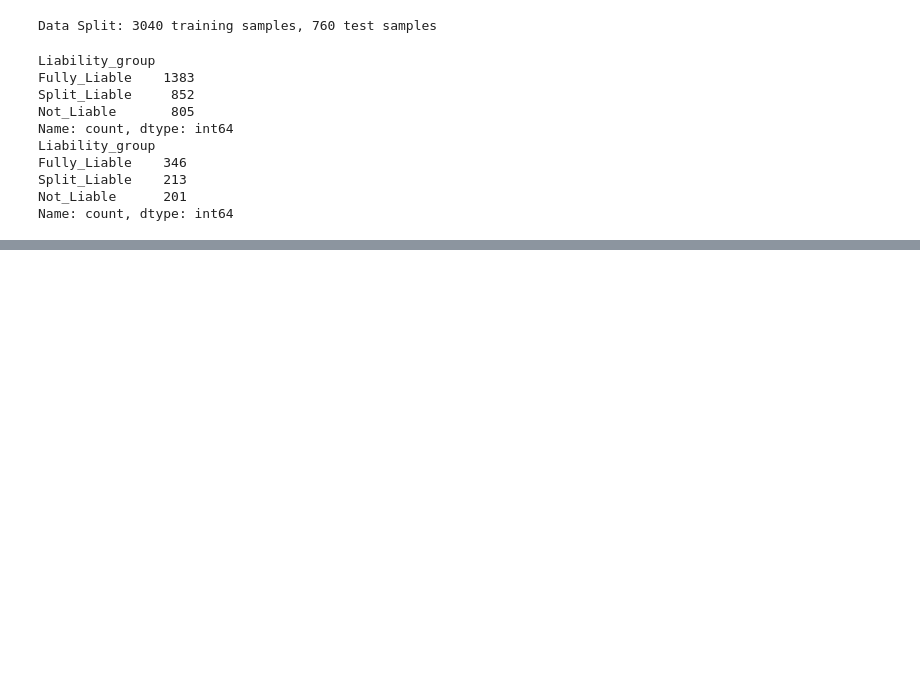
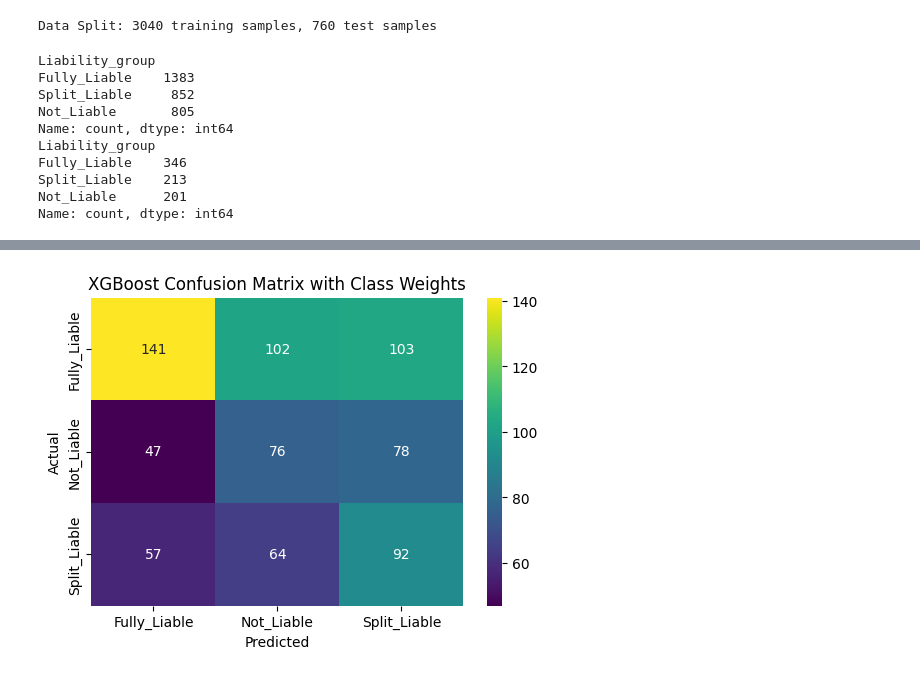
Before and after one commit to Nandana-Ajoy/Claims, a Jupyter notebook: notebooks/eda.ipynb, the cells around one changed output, grey strips where cells are left out. Drawn from its saved outputs; the diff is of its cells as text; code cells hidden in the pictures; blank space fills up the shorter version.

```diff
--- a/notebooks/eda.ipynb
+++ b/notebooks/eda.ipynb
@@ -462,0 +573,75 @@ print([col for col in X_encoded.columns if "Liability_group" in col])
+# %%
+import numpy as np
+import pandas as pd
+from xgboost import XGBClassifier
+from sklearn.model_selection import GridSearchCV, StratifiedKFold
+from sklearn.metrics import accuracy_score, classification_report, confusion_matrix, f1_score
+from sklearn.preprocessing import LabelEncoder
+import seaborn as sns
+import matplotlib.pyplot as plt
+
+le = LabelEncoder()
+y_train_enc = le.fit_transform(y_train)
+y_test_enc = le.transform(y_test)
+
+from sklearn.utils.class_weight import compute_class_weight
+
+classes = np.unique(y_train_enc)
+class_weights = compute_class_weight(class_weight='balanced', classes=classes, y=y_train_enc)
+class_weight_dict = dict(zip(classes, class_weights))
+print("Class Weights:", class_weight_dict)
+
+xgb = XGBClassifier(
+    objective='multi:softmax',
+    num_class=len(classes),
+    eval_metric='mlogloss',
+    use_label_encoder=False,
+    random_state=42
+)
+
+param_grid = {
+    'n_estimators': [200, 300],
+    'max_depth': [3, 5, 7],
+    'learning_rate': [0.01, 0.05, 0.1],
+    'subsample': [0.7, 0.8, 1.0],
+    'colsample_bytree': [0.7, 0.8, 1.0]
+}
+
+cv = StratifiedKFold(n_splits=5, shuffle=True, random_state=42)
+
+grid_xgb = GridSearchCV(
+    estimator=xgb,
+    param_grid=param_grid,
+    scoring='f1_weighted',
+    cv=cv,
+    n_jobs=-1,
+    verbose=1
+)
+
+sample_weights = np.array([class_weight_dict[c] for c in y_train_enc])
+grid_xgb.fit(X_train_scaled, y_train_enc, sample_weight=sample_weights)
+
+print("Best Hyperparameters:", grid_xgb.best_params_)
+
+y_pred_train_enc = grid_xgb.predict(X_train_scaled)
+y_pred_test_enc = grid_xgb.predict(X_test_scaled)
+
+y_pred_train = le.inverse_transform(y_pred_train_enc)
+y_pred_test = le.inverse_transform(y_pred_test_enc)
+
+print("XGBoost with Class Weights Performance\n")
+print(f"Training Accuracy: {accuracy_score(y_train, y_pred_train):.4f}")
+print(f"Test Accuracy: {accuracy_score(y_test, y_pred_test):.4f}\n")
+print("Weighted F1 Score (Test):", f1_score(y_test, y_pred_test, average='weighted'))
+
+print("\nClassification Report (Test Set):")
+print(classification_report(y_test, y_pred_test))
+
+cm = confusion_matrix(y_test, y_pred_test, labels=le.classes_)
+plt.figure(figsize=(6,4))
+sns.heatmap(cm, annot=True, fmt='d', cmap='viridis', xticklabels=le.classes_, yticklabels=le.classes_)
+plt.xlabel("Predicted")
+plt.ylabel("Actual")
+plt.title("XGBoost Confusion Matrix with Class Weights")
+plt.show()
+# %% [output]
@@ -462,0 +668 @@ print([col for col in X_encoded.columns if "Liability_group" in col])
+[figure, added]
```
Also changed, not shown: parts of 11 cells of this notebook.
